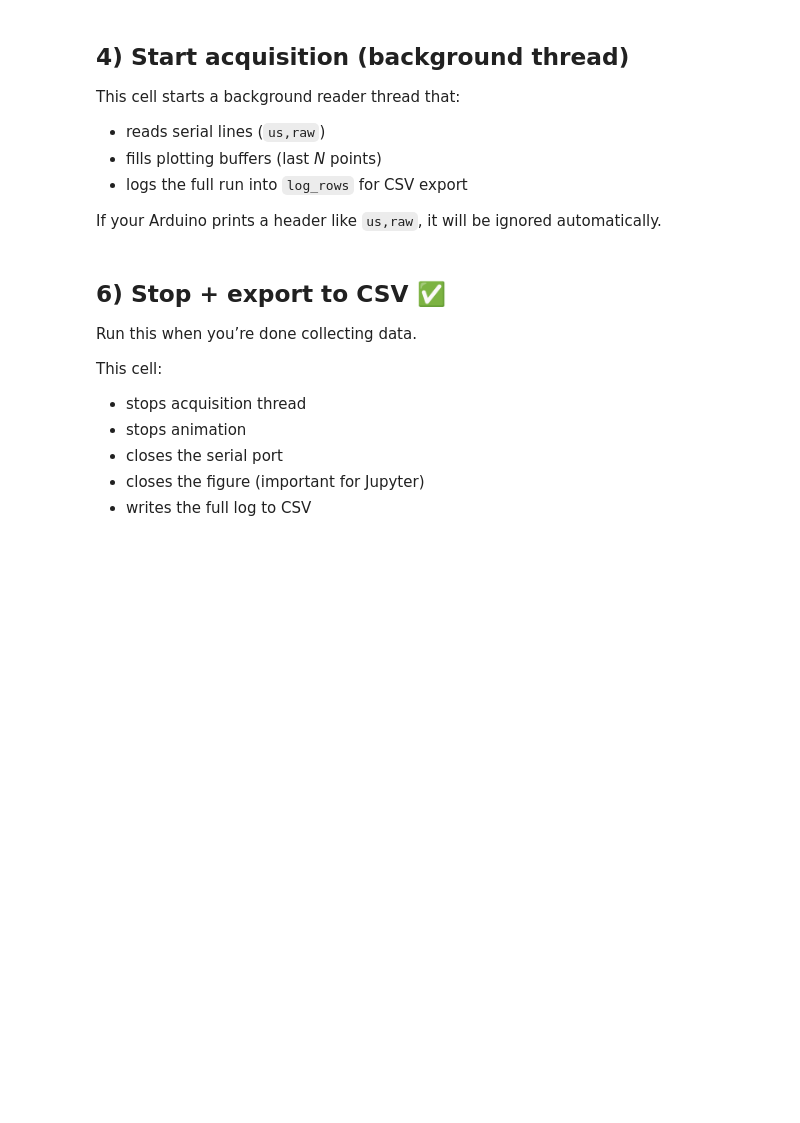
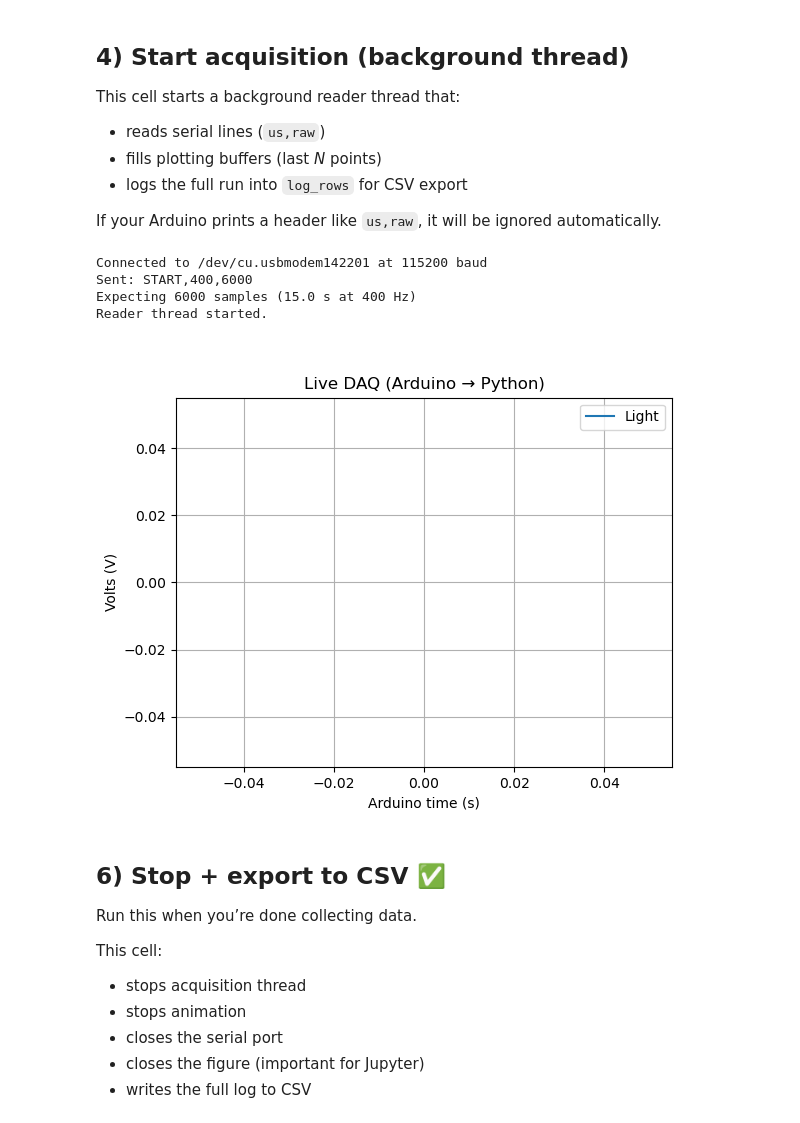
Before and after one commit to mrsoltys/GEEN3853-Data-Acquisition, a Jupyter notebook: Arduino_Uno_to_Python_DAQ/Arduno_Python_Data_Logger_Nchannels.ipynb, the cells around one changed output. Saved outputs shown, nothing was run; the diff lists cells and outputs as text; code cells hidden in the pictures; blank space fills up the shorter version.

```diff
--- a/Arduino_Uno_to_Python_DAQ/Arduno_Python_Data_Logger_Nchannels.ipynb
+++ b/Arduino_Uno_to_Python_DAQ/Arduno_Python_Data_Logger_Nchannels.ipynb
@@ -179,7 +226,7 @@ Be sure to set approprate settings for your device, like v_ref and adc_max
 # =========================
 # EDIT Here
 # =========================
-PORT = "/dev/cu.usbserial-110"   # e.g., "COM5" on Windows
+PORT = "/dev/cu.usbmodem142201"   # e.g., "COM5" on Windows
 BAUD = 115200                  # must match your Arduino sketch
 
 # Acquisition settings (used later)
@@ -279,33 +337,51 @@ ax.set_title("Live DAQ (Arduino → Python)")
 ax.grid(True)
 ax.legend(loc="upper right")
 
 def init():
     for ln in lines:
         ln.set_data([], [])
     return lines
 
 def update(_frame):
+    # Stop condition: reader finished OR we collected what we expected
+    if stop_flag or len(log_rows) >= n_samples:
+        try:
+            ani.event_source.stop()   # stop animation timer
+        except Exception:
+            pass
+        plt.close(fig)                # closes the plot window and releases GUI loop
+        return lines
+
+    if len(tbuf) < 2:
+        return lines
+
     if len(tbuf) < 2:
         return lines
 
     x = list(tbuf)
     for ch, ln in enumerate(lines):
         ln.set_data(x, list(vbufs[ch]))
 
     ax.relim()
     ax.autoscale_view()
     return lines
 
 ani = FuncAnimation(
     fig,
     update,
     init_func=init,
     interval=50,
     blit=False,
     cache_frame_data=False
 )
 
 plt.show()
+# %% [output]
+Connected to /dev/cu.usbmodem142201 at 115200 baud
+Sent: START,400,6000
+Expecting 6000 samples (15.0 s at 400 Hz)
+Reader thread started.
+[figure, added]
 # %% [markdown]
 ## 6) Stop + export to CSV ✅
 Run this when you’re done collecting data.
```
Also changed, not shown: parts of 9 cells of this notebook, 4 other files.
